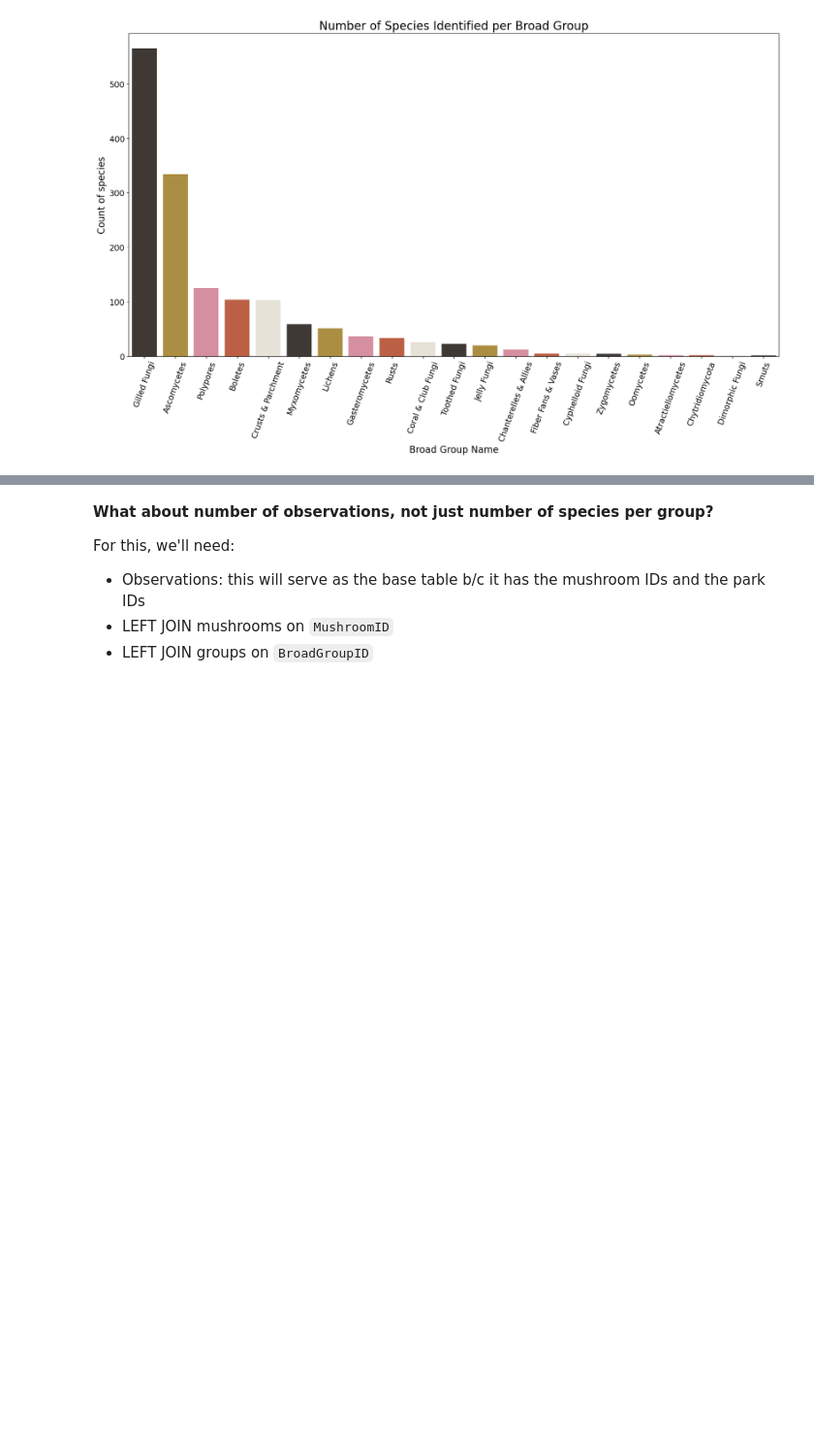
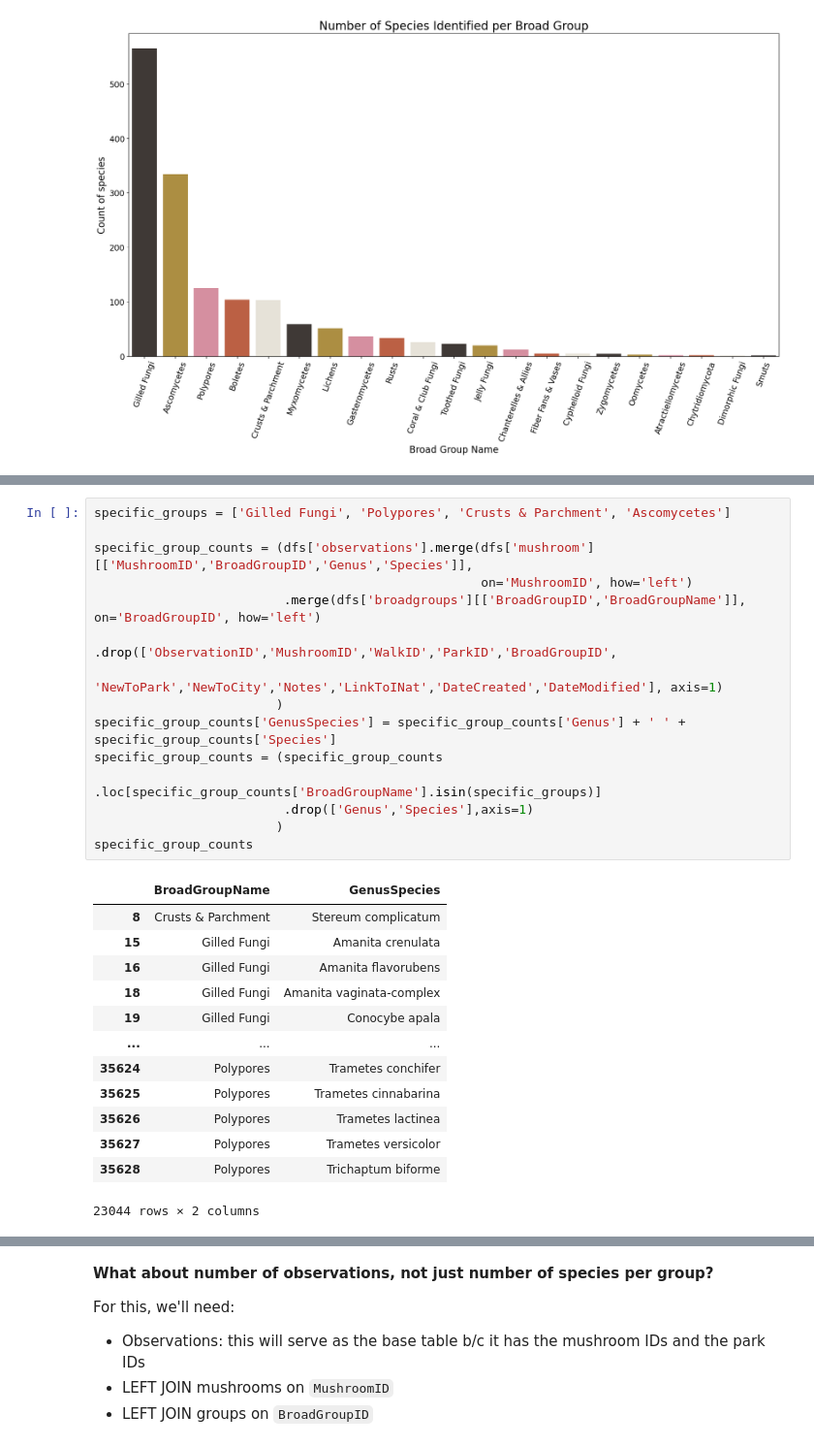
Before and after one commit to newyorkmyc/walks-list, a Jupyter notebook: common_fungi.ipynb, the cells around one changed output, grey strips where cells are left out. Shown at 97% size. Saved outputs shown, nothing was run; the diff lists cells and outputs as text; blank space fills up the shorter version.

```diff
--- a/common_fungi.ipynb
+++ b/common_fungi.ipynb
@@ -67,0 +87,29 @@ plt.savefig('./img/broad_groups_species_counts.png')
+# %%
+specific_groups = ['Gilled Fungi', 'Polypores', 'Crusts & Parchment', 'Ascomycetes']
+
+specific_group_counts = (dfs['observations'].merge(dfs['mushroom'][['MushroomID','BroadGroupID','Genus','Species']],
+                                                   on='MushroomID', how='left')
+                         .merge(dfs['broadgroups'][['BroadGroupID','BroadGroupName']], on='BroadGroupID', how='left')
+                         .drop(['ObservationID','MushroomID','WalkID','ParkID','BroadGroupID',
+                                'NewToPark','NewToCity','Notes','LinkToINat','DateCreated','DateModified'], axis=1)
+                        )
+specific_group_counts['GenusSpecies'] = specific_group_counts['Genus'] + ' ' + specific_group_counts['Species']
+specific_group_counts = (specific_group_counts
+                         .loc[specific_group_counts['BroadGroupName'].isin(specific_groups)]
+                         .drop(['Genus','Species'],axis=1)
+                        )
+specific_group_counts
+# %% [output]
+|  | BroadGroupName | GenusSpecies |
+| 8 | Crusts & Parchment | Stereum complicatum |
+| 15 | Gilled Fungi | Amanita crenulata |
+| 16 | Gilled Fungi | Amanita flavorubens |
+| 18 | Gilled Fungi | Amanita vaginata-complex |
+| 19 | Gilled Fungi | Conocybe apala |
+| ... | ... | ... |
+| 35624 | Polypores | Trametes conchifer |
+| 35625 | Polypores | Trametes cinnabarina |
+| 35626 | Polypores | Trametes lactinea |
+| 35627 | Polypores | Trametes versicolor |
+| 35628 | Polypores | Trichaptum biforme |
+23044 rows × 2 columns
```
Also changed, not shown: parts of 16 cells of this notebook, 3 other files.
